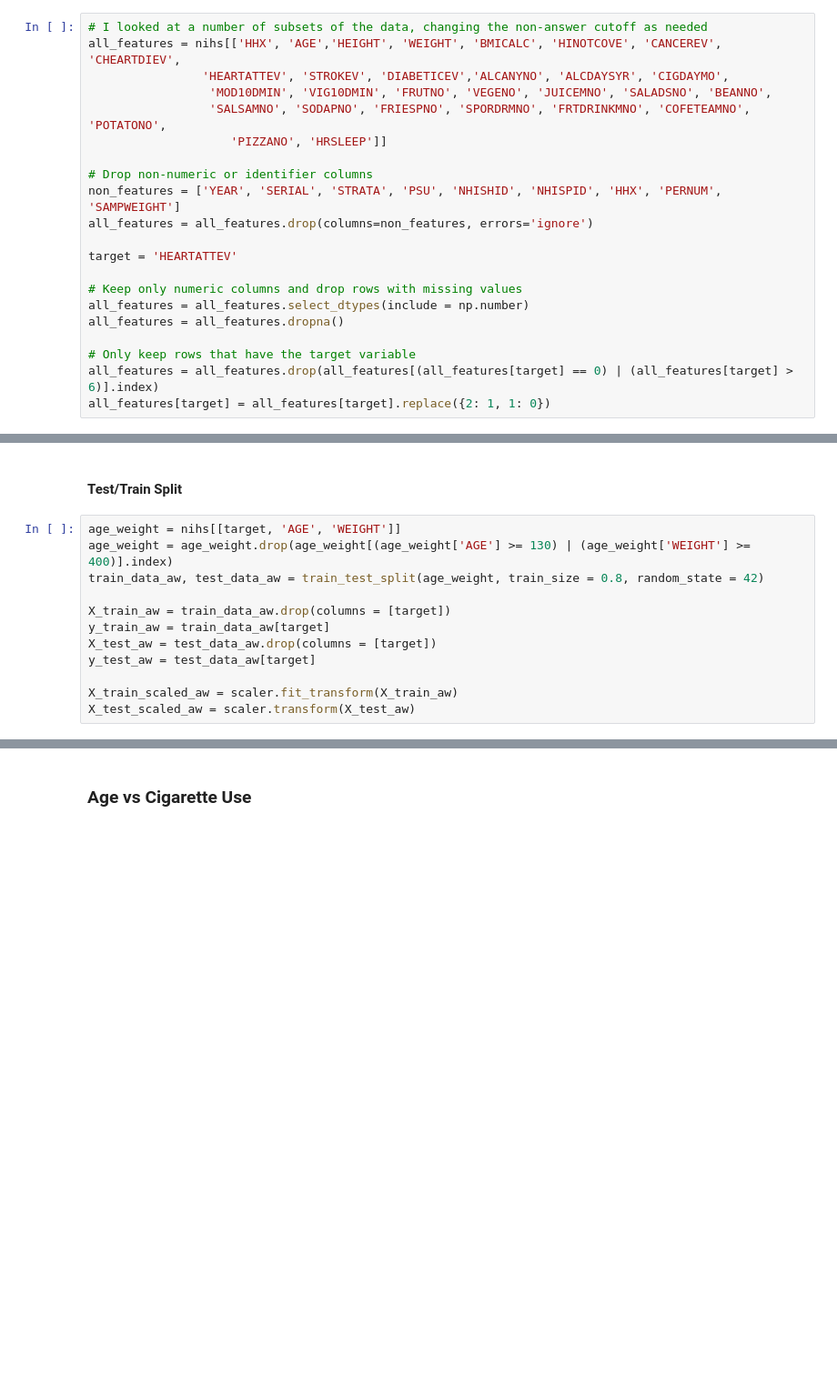
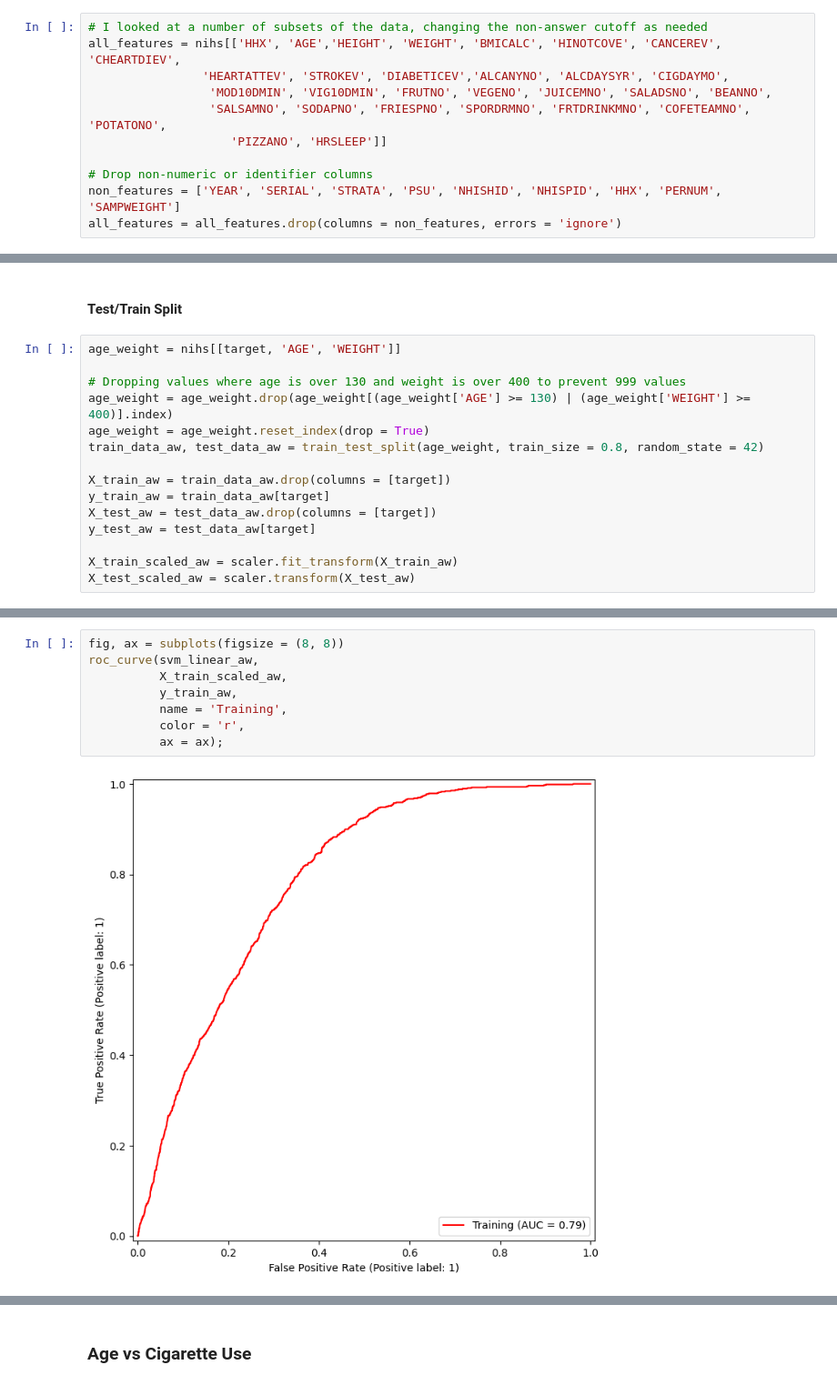
Before and after one commit to falsemisfortune/ML2, a Jupyter notebook: Practical HW 2.ipynb, the cells around one changed output, grey strips where cells are left out. Shown at 91% size. Drawn from its saved outputs; the diff is of its cells as text; blank space fills up the shorter version.

```diff
--- a/Practical HW 2.ipynb
+++ b/Practical HW 2.ipynb
@@ -71,14 +87,4 @@ all_features = nihs[['HHX', 'AGE','HEIGHT', 'WEIGHT', 'BMICALC', 'HINOTCOVE', 'C
 
 # Drop non-numeric or identifier columns
 non_features = ['YEAR', 'SERIAL', 'STRATA', 'PSU', 'NHISHID', 'NHISPID', 'HHX', 'PERNUM', 'SAMPWEIGHT']
-all_features = all_features.drop(columns=non_features, errors='ignore')
-
-target = 'HEARTATTEV'
-
-# Keep only numeric columns and drop rows with missing values
-all_features = all_features.select_dtypes(include = np.number)
-all_features = all_features.dropna()
-
-# Only keep rows that have the target variable
-all_features = all_features.drop(all_features[(all_features[target] == 0) | (all_features[target] > 6)].index)
-all_features[target] = all_features[target].replace({2: 1, 1: 0})
+all_features = all_features.drop(columns = non_features, errors = 'ignore')
@@ -107,7 +127,10 @@ for x, y in combinations(features, 2):
 #### Test/Train Split
 # %%
 age_weight = nihs[[target, 'AGE', 'WEIGHT']]
+
+# Dropping values where age is over 130 and weight is over 400 to prevent 999 values
 age_weight = age_weight.drop(age_weight[(age_weight['AGE'] >= 130) | (age_weight['WEIGHT'] >= 400)].index)
+age_weight = age_weight.reset_index(drop = True)
 train_data_aw, test_data_aw = train_test_split(age_weight, train_size = 0.8, random_state = 42)
 
 X_train_aw = train_data_aw.drop(columns = [target])
@@ -133,0 +196,10 @@ plot_svm(X_train_scaled_aw,
+# %%
+fig, ax = subplots(figsize = (8, 8))
+roc_curve(svm_linear_aw,
+          X_train_scaled_aw,
+          y_train_aw,
+          name = 'Training',
+          color = 'r',
+          ax = ax);
+# %% [output]
+[figure, added]
```
Also changed, not shown: parts of 81 cells of this notebook, 1 other file.
